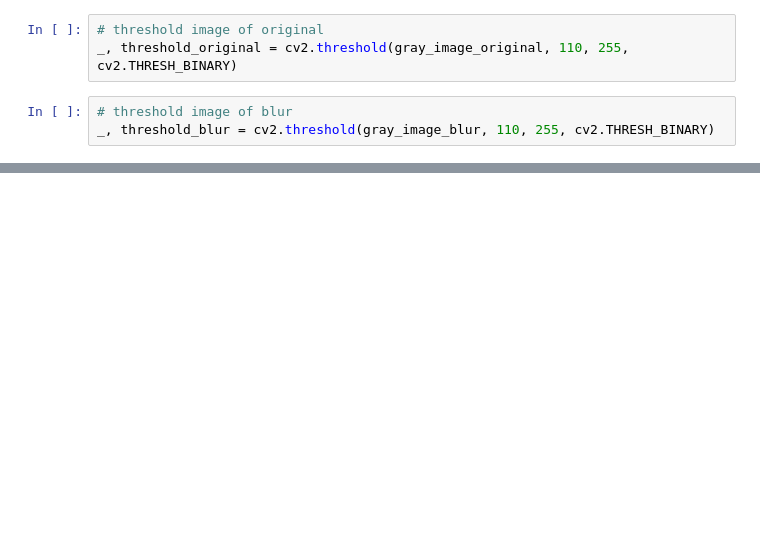
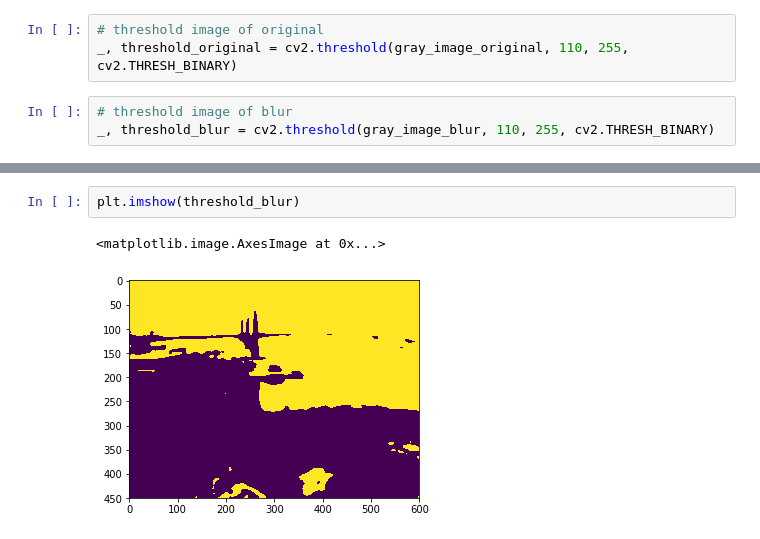
Before and after one commit to karuvally/cv_workshop, a Jupyter notebook: blur.ipynb, the cells around one changed output, grey strips where cells are left out. Saved outputs shown, nothing was run; the diff lists cells and outputs as text; blank space fills up the shorter version.

```diff
--- a/blur.ipynb
+++ b/blur.ipynb
@@ -26,0 +40,5 @@ _, threshold_blur = cv2.threshold(gray_image_blur, 110, 255, cv2.THRESH_BINARY)
+# %%
+plt.imshow(threshold_blur)
+# %% [output]
+<matplotlib.image.AxesImage at 0x...>
+[figure, added]
```
Also changed, not shown: parts of 4 cells of this notebook, 29 other files.
